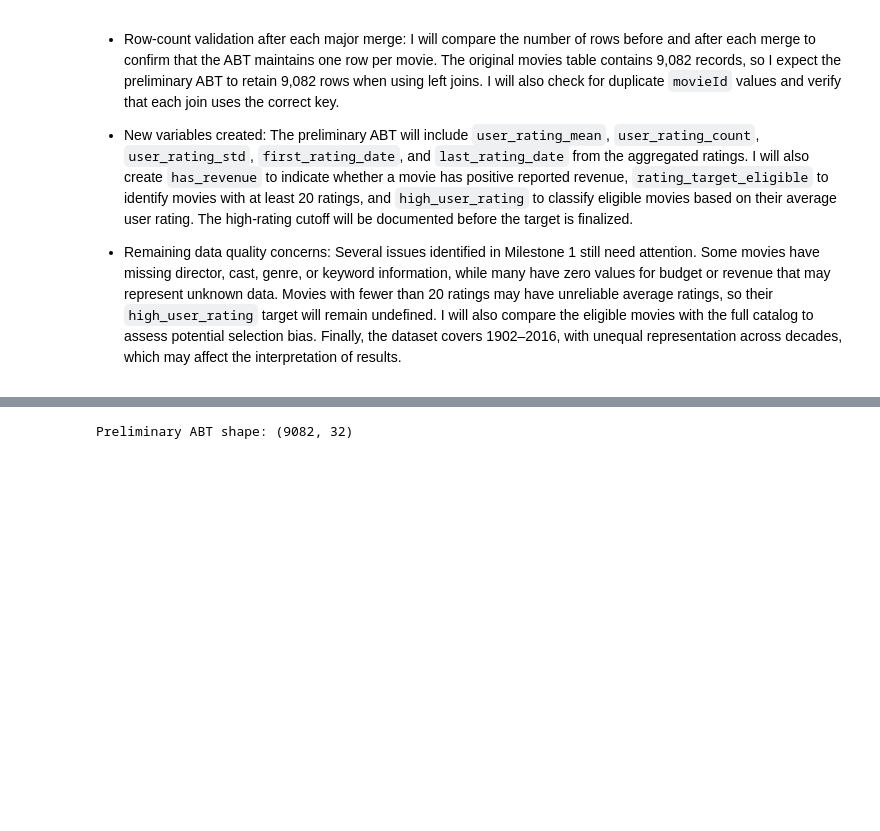
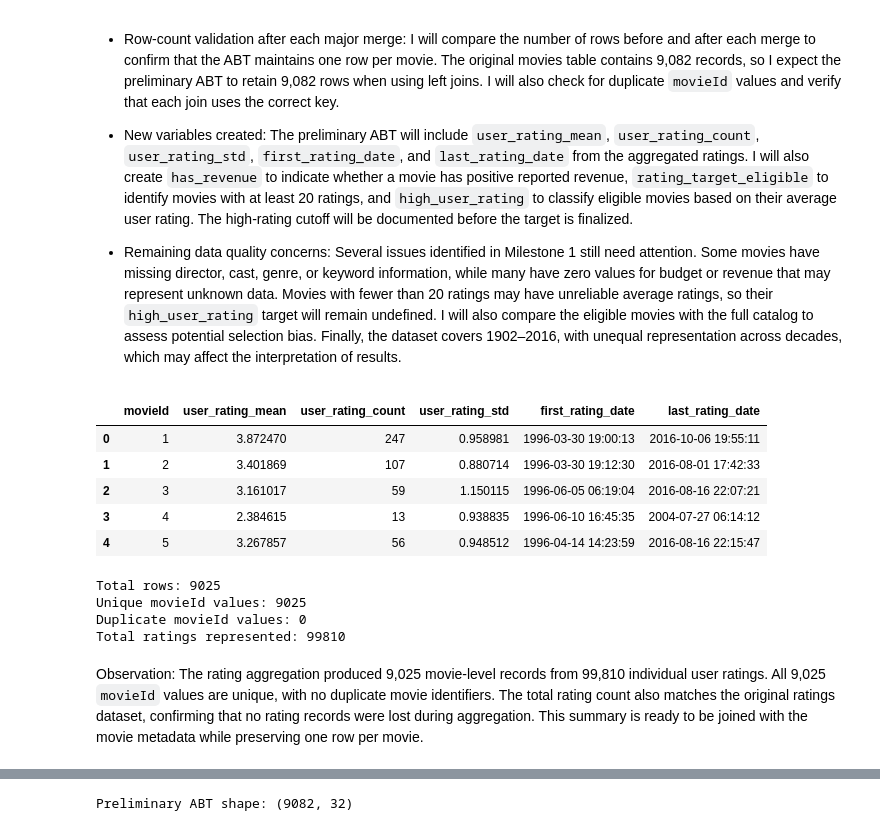
Before and after one commit to kalshaikhli/ban6003-movies-project-Karrar, a Jupyter notebook: notebooks/movies_project_starter.ipynb, the cells around one changed output, grey strips where cells are left out. Drawn from its saved outputs; the diff is of its cells as text; code cells hidden in the pictures; blank space fills up the shorter version.

Commit message:
Update movies_project_starter.ipynb
Created movie-level rating summaries, verified unique movie IDs and rating counts, and investigated missing standard deviations.

```diff
--- a/notebooks/movies_project_starter.ipynb
+++ b/notebooks/movies_project_starter.ipynb
@@ -548,4 +548,40 @@ Several issues identified in Milestone 1 still need attention. Some movies have
 # %%
 # Milestone 2 code workspace
 # Build or revise your ABT here.
 # Add row-count checks and duplicate-key checks after each major merge.
+
+# Karrar note: Aggregate user ratings into one row per movie
+rating_summary = (
+    ratings.groupby("movieId")
+    .agg(
+        user_rating_mean=("rating", "mean"),
+        user_rating_count=("rating", "size"),
+        user_rating_std=("rating", "std"),
+        first_rating_date=("rating_datetime", "min"),
+        last_rating_date=("rating_datetime", "max")
+    )
+    .reset_index()
+)
+
+# Display the first five rows
+display(rating_summary.head())
+# %% [output]
+|  | movieId | user_rating_mean | user_rating_count | user_rating_std | first_rating_date | last_rating_date |
+| 0 | 1 | 3.872470 | 247 | 0.958981 | 1996-03-30 19:00:13 | 2016-10-06 19:55:11 |
+| 1 | 2 | 3.401869 | 107 | 0.880714 | 1996-03-30 19:12:30 | 2016-08-01 17:42:33 |
+| 2 | 3 | 3.161017 | 59 | 1.150115 | 1996-06-05 06:19:04 | 2016-08-16 22:07:21 |
+| 3 | 4 | 2.384615 | 13 | 0.938835 | 1996-06-10 16:45:35 | 2004-07-27 06:14:12 |
+| 4 | 5 | 3.267857 | 56 | 0.948512 | 1996-04-14 14:23:59 | 2016-08-16 22:15:47 |
+# %%
+# Karrar note: Validate the aggregated movie ratings
+print("Total rows:", len(rating_summary))
+print("Unique movieId values:", rating_summary["movieId"].nunique())
+print("Duplicate movieId values:", rating_summary["movieId"].duplicated().sum())
+print("Total ratings represented:", rating_summary["user_rating_count"].sum())
+# %% [output]
+Total rows: 9025
+Unique movieId values: 9025
+Duplicate movieId values: 0
+Total ratings represented: 99810
+# %% [markdown]
+Observation: The rating aggregation produced 9,025 movie-level records from 99,810 individual user ratings. All 9,025 `movieId` values are unique, with no duplicate movie identifiers. The total rating count also matches the original ratings dataset, confirming that no rating records were lost during aggregation. This summary is ready to be joined with the movie metadata while preserving one row per movie.
```
Also changed, not shown: parts of 4 cells of this notebook.
